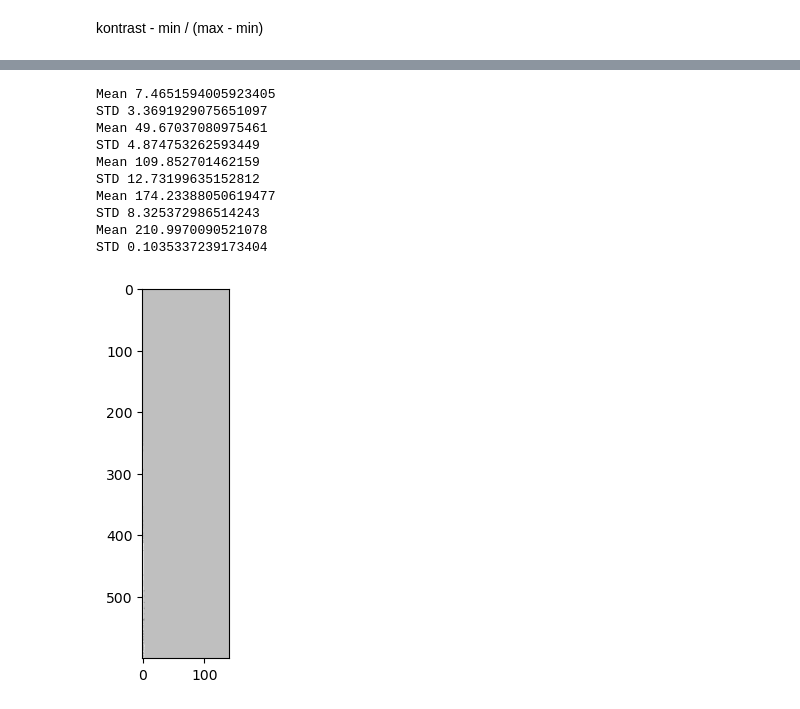
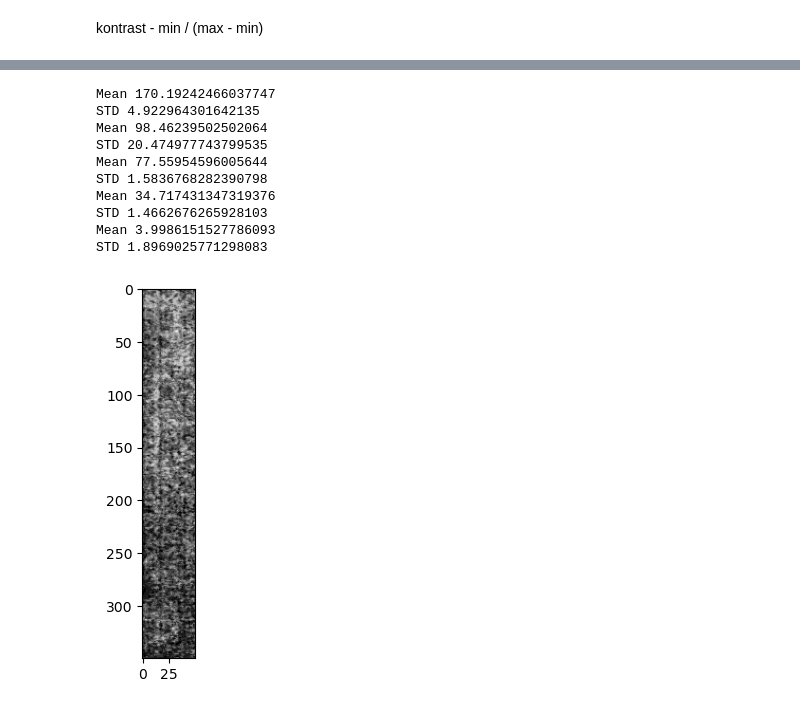
Before and after one commit to hannesbrugger/Signale-und-Systeme, a Jupyter notebook: Versuch2/versuch-2.ipynb, the cells around one changed output, grey strips where cells are left out. Cells and saved outputs as stored; diff of their text form; code cells hidden in the pictures.

```diff
--- a/Versuch2/versuch-2.ipynb
+++ b/Versuch2/versuch-2.ipynb
@@ -18,11 +22,12 @@ from matplotlib import image
 # %%
-path = os.getcwd() + "/Versuch2-Messdaten/GrayStufen" + ".png"
+path = os.getcwd() + "/Versuch2-Messdaten/GrayStufen.png"
 print(path)
 img = cv2.imread(path)
 if img is None:
      print("Check file path")
 img = np.array(img)
-img = cv2.cvtColor(img, cv2.COLOR_BGR2GRAY)
+img = cv2.cvtColor(img, cv2.COLOR_BGR2GRAY)[10:370, 0:580]
+print(len(img))
 pylab.imshow(img, cmap="gray")
 # %% [output]
 /Users/hannesbrugger/PycharmProjects/SSS/Signale-und-Systeme/Versuch2/Versuch2-Messdaten/GrayStufen.png
@@ -71,7 +83,8 @@ def getPics(pathin):
           img = cv2.imread(path)
           if img is None:
                print("Check file path")
-          gray = cv2.cvtColor(img, cv2.COLOR_BGR2GRAY)
+          gray = cv2.cvtColor(img, cv2.COLOR_BGR2GRAY)[10:370, 0:580]
+          print(len(gray))
           gray = np.array(gray)
           pics.append(gray.astype(np.double))
      return pics
@@ -116,14 +142,27 @@ SubDarkFrame(dunkelbild, picpath, "dunkelbild", show = 1)
 # %% [markdown]
 kontrast - min / (max - min)
 # %%
+def read_white_image(img_num):
+    white_img = cv2.imread(os.getcwd() + "/Versuch2-Messdaten/testWeiss" + str(img_num) + ".png")
+    white_img = cv2.cvtColor(white_img, cv2.COLOR_BGR2GRAY)
+    return white_img[10:370, 0:580]
+
+for i in range(0,12):
+     pic = read_white_image(i)
+     cv2.imwrite(os.getcwd() + "/Versuch2-Messdaten/Versuch2-bild" + str(i) + ".png", pic)
+
+
 path = "/Versuch2-Messdaten/Versuch2-bild"
+
 picList = getPics(path)
 mittelwert = np.array(picList).mean(axis=0)
+print("Mittelwert " + str(len(mittelwert)) + " dunkelbild " + str(len(dunkelbild[10:370, 0:580])))
 
-weisbild = mittelwert - dunkelbild
+weisbild = mittelwert - dunkelbild[10:370, 0:580]
+print(len(weisbild))
 kontrastMax = weisbild - np.min(weisbild)
-kontrastMax = (kontrastMax) / np.max(kontrastMax)
+kontrastMax = kontrastMax / np.max(kontrastMax)
 cv2.imwrite("white.png", weisbild)
 plt.imshow(kontrastMax, cmap='gray')
-print(np.max(weisbild))
+print("Maximaler Weißwert: " + str(np.max(weisbild)))
 # %% [output]
@@ -151,0 +197,5 @@ True
+# %%
+print("Weißbild " + str(len(normiertesWeisBild[10:370, 0:580])) + " IMG " + str(len(img[10:370, 0:580])) + " dunkelbild " + str(len(dunkelbild[10:370, 0:580])))
+normiertesKoregierteGrayStufen = (img[10:370, 0:580]-dunkelbild[10:370, 0:580]) / normiertesWeisBild
+plt.imshow(normiertesKoregierteGrayStufen, cmap="gray")
+cv2.imwrite("normiertesKoregierteGrayStufen.png", normiertesKoregierteGrayStufen)
@@ -152,26 +206,28 @@ True
 # %%
 img = normiertesKoregierteGrayStufen
-stufe1 = [img[i][0:130] for i in range(0,600)]
-stufe2 = [img[i][150:300] for i in range(0,600)]
-stufe3 = [img[i][310:490] for i in range(0,600)]
-stufe4 = [img[i][500:650] for i in range(0,600)]
-stufe5 = [img[i][660:800] for i in range(0,600)]
+stufe1 = img[:, 50:100]
+stufe2 = img[:, 150:330]
+stufe3 = img[:, 280:330]
+stufe4 = img[:, 400:450]
+stufe5 = img[:, 500:550]
+
 list = [stufe1,stufe2,stufe3,stufe4,stufe5]
+
 
 pylab.imshow(stufe5, cmap="gray")
 
 for i in list:
      print("Mean",np.mean(i))
      print("STD",np.std(i))
 # %% [output]
-Mean 7.4651594005923405
-STD 3.3691929075651097
-Mean 49.67037080975461
-STD 4.874753262593449
-Mean 109.852701462159
-STD 12.73199635152812
-Mean 174.23388050619477
-STD 8.325372986514243
-Mean 210.9970090521078
-STD 0.1035337239173404
+Mean 170.19242466037747
+STD 4.922964301642135
+Mean 98.46239502502064
+STD 20.474977743799535
+Mean 77.55954596005644
+STD 1.5836768282390798
+Mean 34.717431347319376
+STD 1.4662676265928103
+Mean 3.9986151527786093
+STD 1.8969025771298083
-[figure, old version]
+[figure, new version]
```
Also changed, not shown: parts of 15 cells of this notebook, 15 other files.
